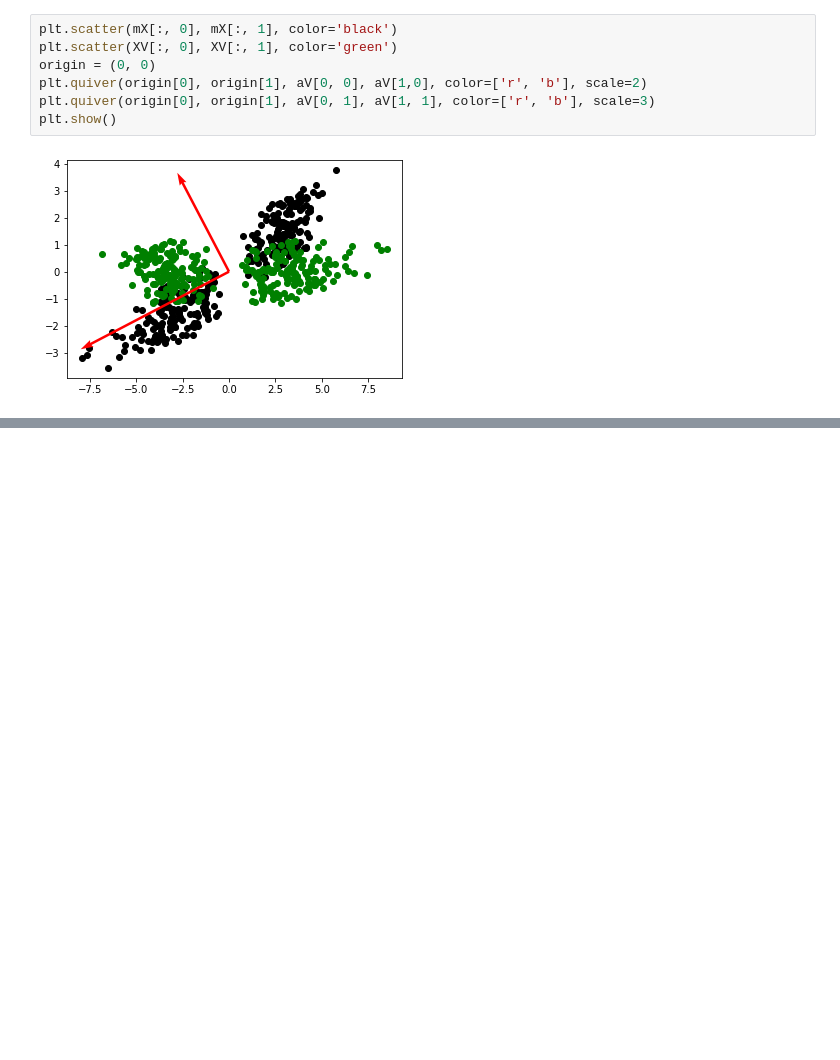
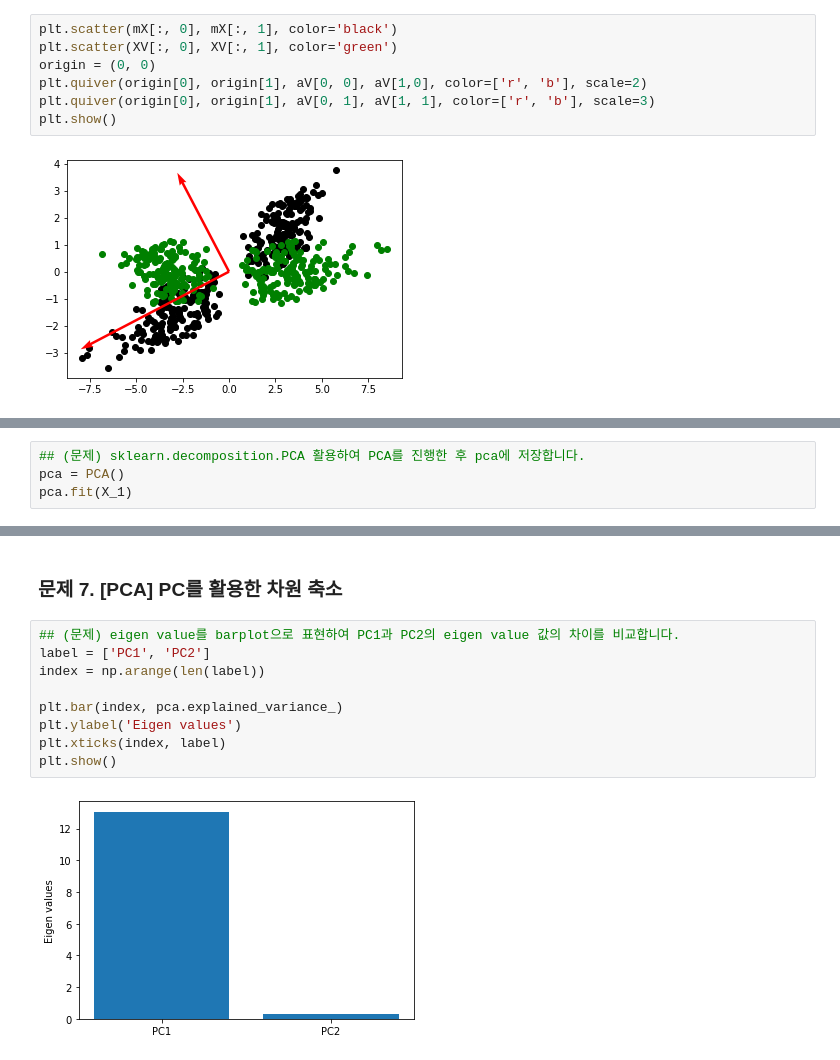
Before and after one commit to spacemaninSeoul/fast_campus_ML300, a Jupyter notebook: ML300P3패턴인식C2.ipynb, the cells around one changed output, grey strips where cells are left out. Cells and saved outputs as stored; diff of their text form; blank space fills up the shorter version.

```diff
--- a/ML300P3패턴인식C2.ipynb
+++ b/ML300P3패턴인식C2.ipynb
@@ -422,0 +427,4 @@ plt.show()
+# %%
+## (문제) sklearn.decomposition.PCA 활용하여 PCA를 진행한 후 pca에 저장합니다.
+pca = PCA()
+pca.fit(X_1)
@@ -422,0 +466,13 @@ plt.show()
+# %% [markdown]
+### 문제 7. [PCA] PC를 활용한 차원 축소
+# %%
+## (문제) eigen value를 barplot으로 표현하여 PC1과 PC2의 eigen value 값의 차이를 비교합니다.
+label = ['PC1', 'PC2']
+index = np.arange(len(label))
+
+plt.bar(index, pca.explained_variance_)
+plt.ylabel('Eigen values')
+plt.xticks(index, label)
+plt.show()
+# %% [output]
+[figure, added]
```
Also changed, not shown: parts of 11 cells of this notebook.
